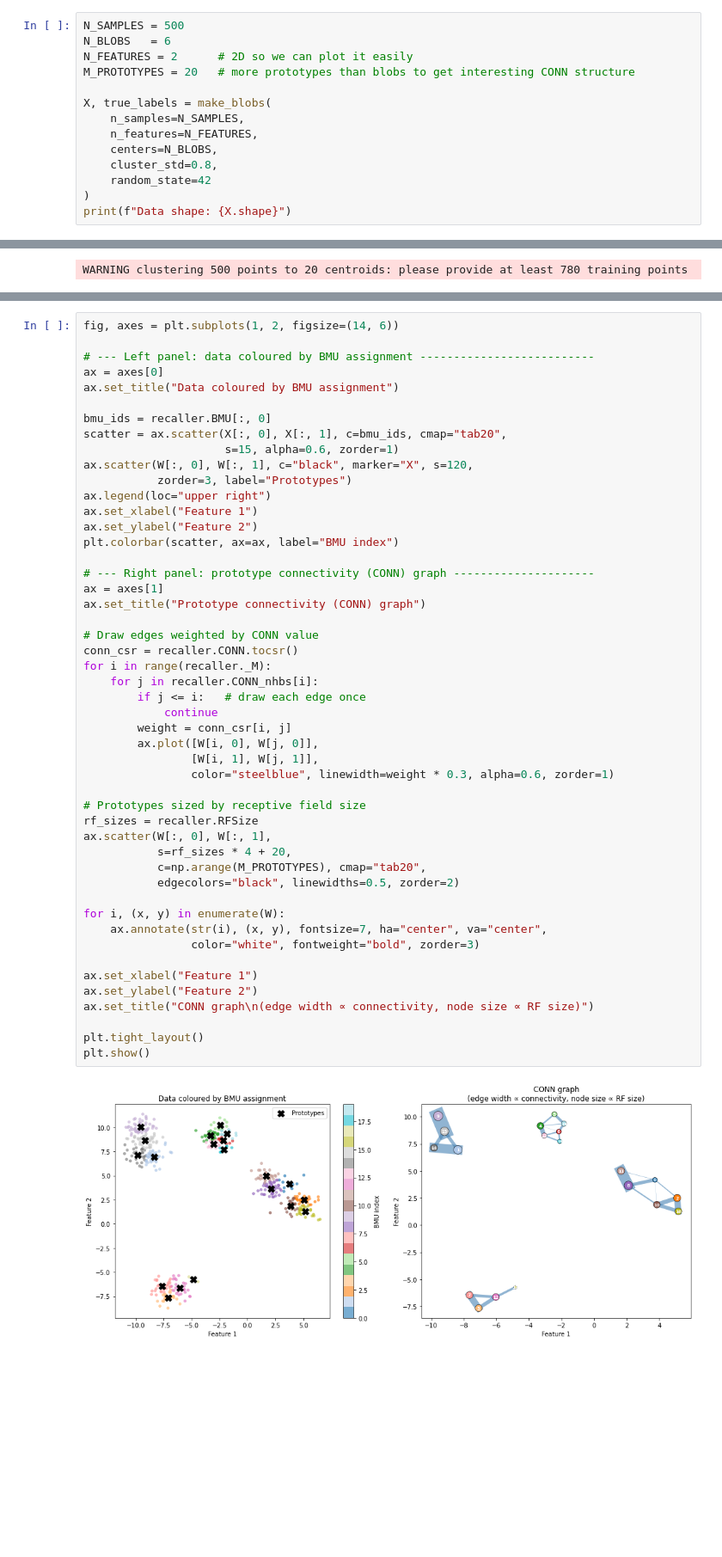
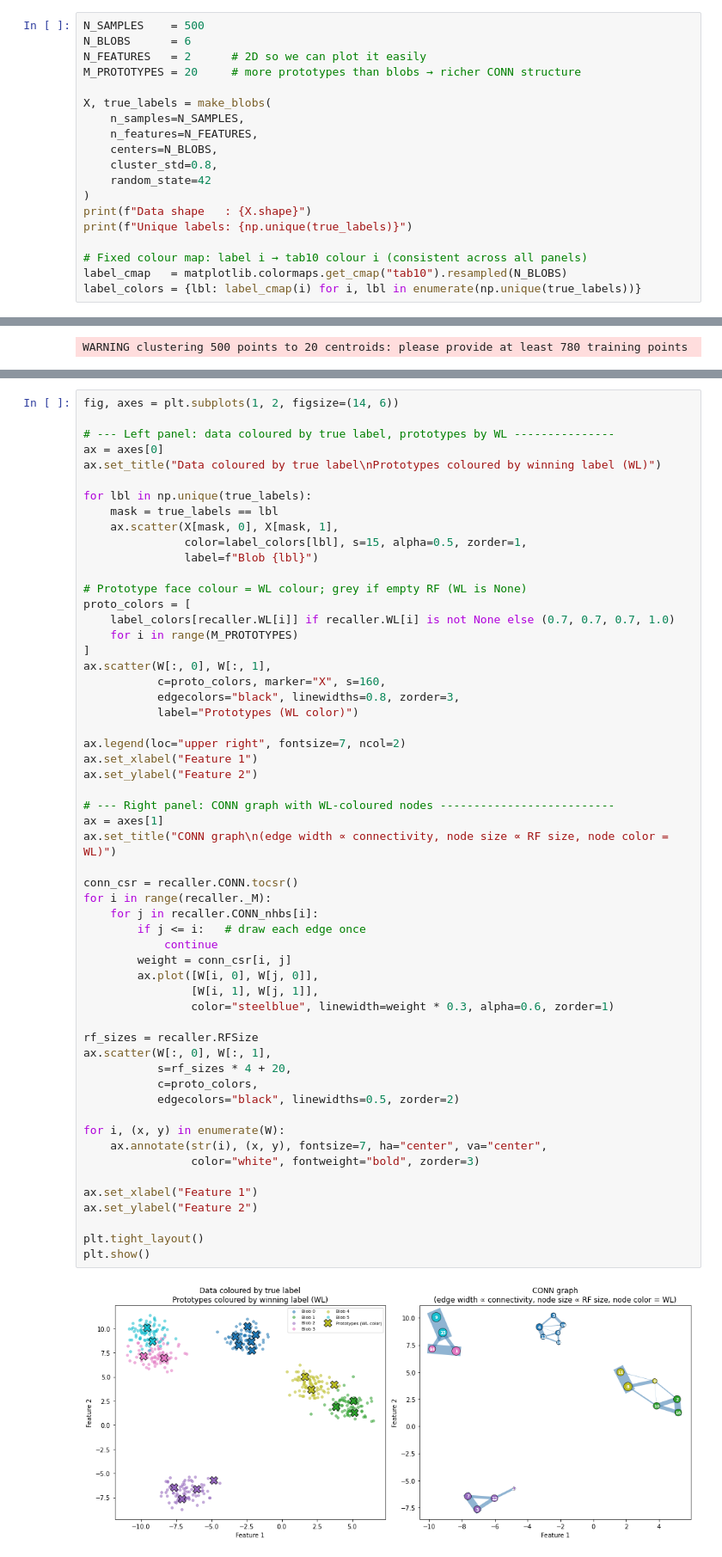
Before and after one commit to jt-ut/vqlp, a Jupyter notebook: docs/example.ipynb, the cells around one changed output, grey strips where cells are left out. Shown at 86% size. Drawn from its saved outputs; the diff is of its cells as text; blank space fills up the shorter version.

Commit message:
Update Worked Example to include labels

```diff
--- a/docs/example.ipynb
+++ b/docs/example.ipynb
@@ -23,8 +30,8 @@ connectivity (CONN) structure across each blob.
 # %%
-N_SAMPLES = 500
-N_BLOBS   = 6
-N_FEATURES = 2      # 2D so we can plot it easily
-M_PROTOTYPES = 20   # more prototypes than blobs to get interesting CONN structure
+N_SAMPLES    = 500
+N_BLOBS      = 6
+N_FEATURES   = 2      # 2D so we can plot it easily
+M_PROTOTYPES = 20     # more prototypes than blobs → richer CONN structure
 
 X, true_labels = make_blobs(
     n_samples=N_SAMPLES,
@@ -33,5 +40,10 @@ X, true_labels = make_blobs(
     cluster_std=0.8,
     random_state=42
 )
-print(f"Data shape: {X.shape}")
+print(f"Data shape   : {X.shape}")
+print(f"Unique labels: {np.unique(true_labels)}")
+
+# Fixed colour map: label i → tab10 colour i (consistent across all panels)
+label_cmap   = matplotlib.colormaps.get_cmap("tab10").resampled(N_BLOBS)
+label_colors = {lbl: label_cmap(i) for i, lbl in enumerate(np.unique(true_labels))}
 # %% [output]
@@ -76,54 +100,61 @@ connectivity strength, nodes sized by receptive-field size.
 # %%
 fig, axes = plt.subplots(1, 2, figsize=(14, 6))
 
-# --- Left panel: data coloured by BMU assignment --------------------------
+# --- Left panel: data coloured by true label, prototypes by WL ---------------
 ax = axes[0]
-ax.set_title("Data coloured by BMU assignment")
+ax.set_title("Data coloured by true label\nPrototypes coloured by winning label (WL)")
 
-bmu_ids = recaller.BMU[:, 0]
-scatter = ax.scatter(X[:, 0], X[:, 1], c=bmu_ids, cmap="tab20",
-                     s=15, alpha=0.6, zorder=1)
-ax.scatter(W[:, 0], W[:, 1], c="black", marker="X", s=120,
-           zorder=3, label="Prototypes")
-ax.legend(loc="upper right")
+for lbl in np.unique(true_labels):
+    mask = true_labels == lbl
+    ax.scatter(X[mask, 0], X[mask, 1],
+               color=label_colors[lbl], s=15, alpha=0.5, zorder=1,
+               label=f"Blob {lbl}")
+
+# Prototype face colour = WL colour; grey if empty RF (WL is None)
+proto_colors = [
+    label_colors[recaller.WL[i]] if recaller.WL[i] is not None else (0.7, 0.7, 0.7, 1.0)
+    for i in range(M_PROTOTYPES)
+]
+ax.scatter(W[:, 0], W[:, 1],
+           c=proto_colors, marker="X", s=160,
+           edgecolors="black", linewidths=0.8, zorder=3,
+           label="Prototypes (WL color)")
+
+ax.legend(loc="upper right", fontsize=7, ncol=2)
 ax.set_xlabel("Feature 1")
 ax.set_ylabel("Feature 2")
-plt.colorbar(scatter, ax=ax, label="BMU index")
 
-# --- Right panel: prototype connectivity (CONN) graph ---------------------
+# --- Right panel: CONN graph with WL-coloured nodes --------------------------
 ax = axes[1]
-ax.set_title("Prototype connectivity (CONN) graph")
+ax.set_title("CONN graph\n(edge width ∝ connectivity, node size ∝ RF size, node color = WL)")
 
-# Draw edges weighted by CONN value
 conn_csr = recaller.CONN.tocsr()
 for i in range(recaller._M):
     for j in recaller.CONN_nhbs[i]:
         if j <= i:   # draw each edge once
             continue
         weight = conn_csr[i, j]
         ax.plot([W[i, 0], W[j, 0]],
                 [W[i, 1], W[j, 1]],
                 color="steelblue", linewidth=weight * 0.3, alpha=0.6, zorder=1)
 
-# Prototypes sized by receptive field size
 rf_sizes = recaller.RFSize
 ax.scatter(W[:, 0], W[:, 1],
            s=rf_sizes * 4 + 20,
-           c=np.arange(M_PROTOTYPES), cmap="tab20",
+           c=proto_colors,
            edgecolors="black", linewidths=0.5, zorder=2)
 
 for i, (x, y) in enumerate(W):
     ax.annotate(str(i), (x, y), fontsize=7, ha="center", va="center",
                 color="white", fontweight="bold", zorder=3)
 
 ax.set_xlabel("Feature 1")
 ax.set_ylabel("Feature 2")
-ax.set_title("CONN graph\n(edge width ∝ connectivity, node size ∝ RF size)")
 
 plt.tight_layout()
 plt.show()
 # %% [output]
-[figure, old version]
+[figure, new version]
 # %% [markdown]
 ## 5. Inspect the recall products
 
```
Also changed, not shown: parts of 12 cells of this notebook.
